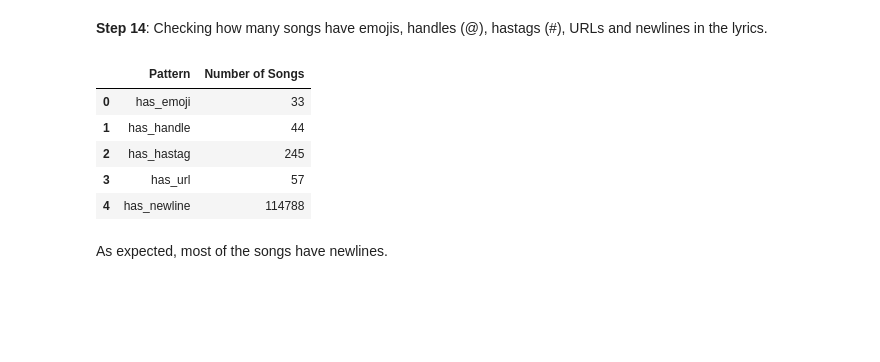
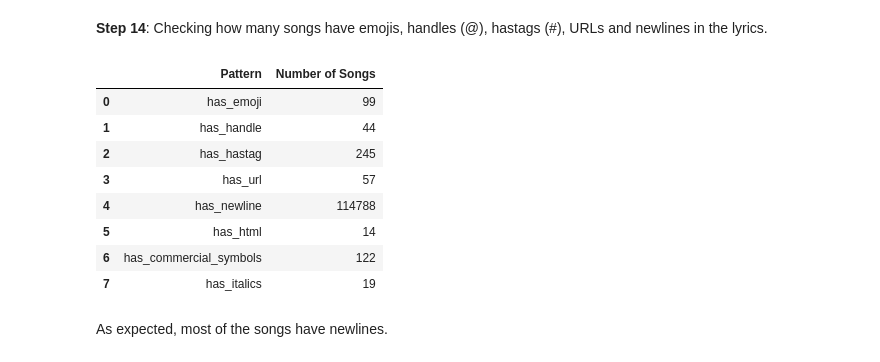
Before and after one commit to iinesclaro/text_mining, a Jupyter notebook: 01_eda_preprocessing.ipynb, the cells around one changed output. Cells and saved outputs as stored; diff of their text form; code cells hidden in the pictures; blank space fills up the shorter version.

```diff
--- a/01_eda_preprocessing.ipynb
+++ b/01_eda_preprocessing.ipynb
@@ -478,30 +506,37 @@ Some issues that we can identify are:
 # %%
 from utils import (
     contains_emoji,
     contains_handle,
-    contains_hastag,
+    contains_hashtag,
     contains_url,
     contains_newline,
-    contains_html
+    contains_html,
+    contains_commercial_symbols,
+    contains_italics
 )
 
 train_data['has_emoji'] = train_data['lyrics'].apply(contains_emoji)
 train_data['has_handle'] = train_data['lyrics'].apply(contains_handle)
-train_data['has_hastag'] = train_data['lyrics'].apply(contains_hastag)
+train_data['has_hastag'] = train_data['lyrics'].apply(contains_hashtag)
 train_data['has_url'] = train_data['lyrics'].apply(contains_url)
 train_data['has_newline'] = train_data['lyrics'].apply(contains_newline)
 train_data['has_html'] = train_data['lyrics'].apply(contains_html)
+train_data['has_commercial_symbols'] = train_data['lyrics'].apply(contains_commercial_symbols)
+train_data['has_italics'] = train_data['lyrics'].apply(contains_italics)
 
-patterns = train_data[['has_emoji', 'has_handle', 'has_hastag', 'has_url', 'has_newline']].sum().rename_axis('Pattern').reset_index(name = 'Number of Songs')
+patterns = train_data[['has_emoji', 'has_handle', 'has_hastag', 'has_url', 'has_newline', 'has_html', 'has_commercial_symbols', 'has_italics']].sum().rename_axis('Pattern').reset_index(name = 'Number of Songs')
 
 display(patterns)
 # %% [output]
 |  | Pattern | Number of Songs |
-| 0 | has_emoji | 33 |
+| 0 | has_emoji | 99 |
 | 1 | has_handle | 44 |
 | 2 | has_hastag | 245 |
 | 3 | has_url | 57 |
 | 4 | has_newline | 114788 |
+| 5 | has_html | 14 |
+| 6 | has_commercial_symbols | 122 |
+| 7 | has_italics | 19 |
 # %% [markdown]
 As expected, most of the songs have newlines.
 # %% [markdown]
```
Also changed, not shown: parts of 10 cells of this notebook, 7 other files.
